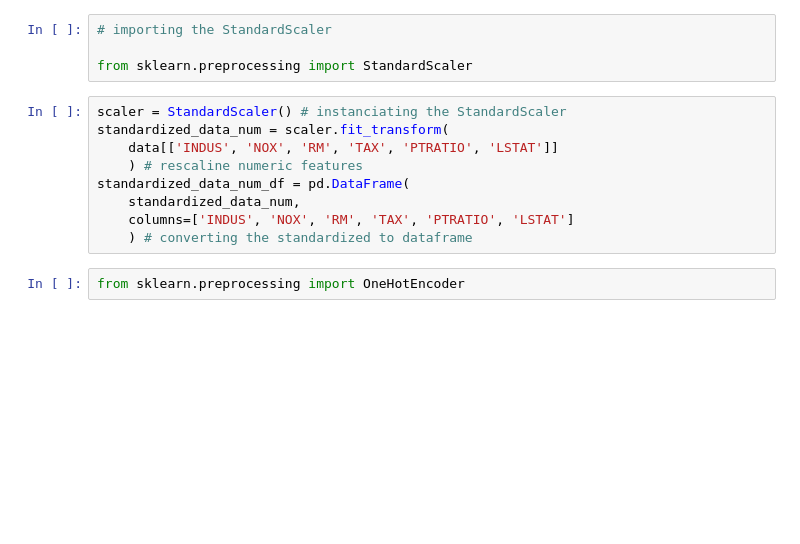
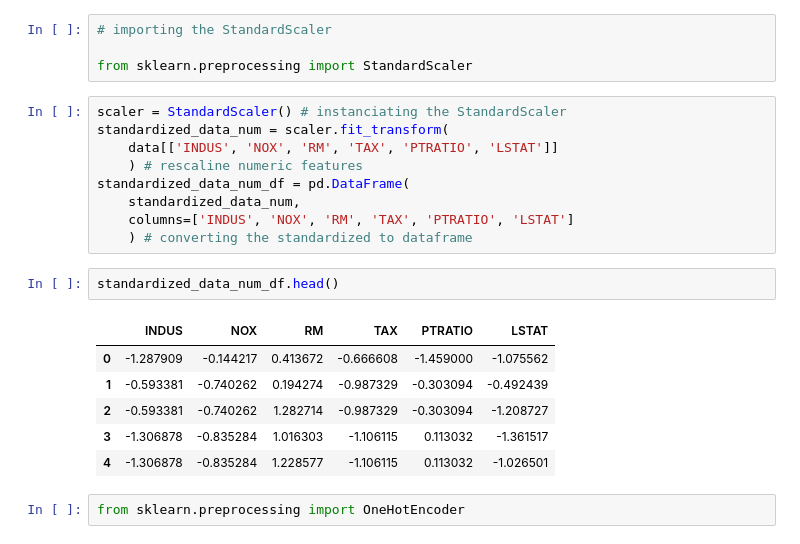
Before and after one commit to dataidea/dataidea-ugandafootball, a Jupyter notebook: nbs/Python Data Analysis/Week8/83_sklearn_pipeline.ipynb, the cells around one changed output. Drawn from its saved outputs; the diff is of its cells as text; blank space fills up the shorter version.

```diff
--- a/nbs/Python Data Analysis/Week8/83_sklearn_pipeline.ipynb
+++ b/nbs/Python Data Analysis/Week8/83_sklearn_pipeline.ipynb
@@ -154,6 +165,15 @@ standardized_data_num_df = pd.DataFrame(
     standardized_data_num,
     columns=['INDUS', 'NOX', 'RM', 'TAX', 'PTRATIO', 'LSTAT']
     ) # converting the standardized to dataframe
+# %%
+standardized_data_num_df.head()
+# %% [output]
+|  | INDUS | NOX | RM | TAX | PTRATIO | LSTAT |
+| 0 | -1.287909 | -0.144217 | 0.413672 | -0.666608 | -1.459000 | -1.075562 |
+| 1 | -0.593381 | -0.740262 | 0.194274 | -0.987329 | -0.303094 | -0.492439 |
+| 2 | -0.593381 | -0.740262 | 1.282714 | -0.987329 | -0.303094 | -1.208727 |
+| 3 | -1.306878 | -0.835284 | 1.016303 | -1.106115 | 0.113032 | -1.361517 |
+| 4 | -1.306878 | -0.835284 | 1.228577 | -1.106115 | 0.113032 | -1.026501 |
 # %%
 from sklearn.preprocessing import OneHotEncoder
 # %%
```
Also changed, not shown: parts of 8 cells of this notebook, 3 other files.
